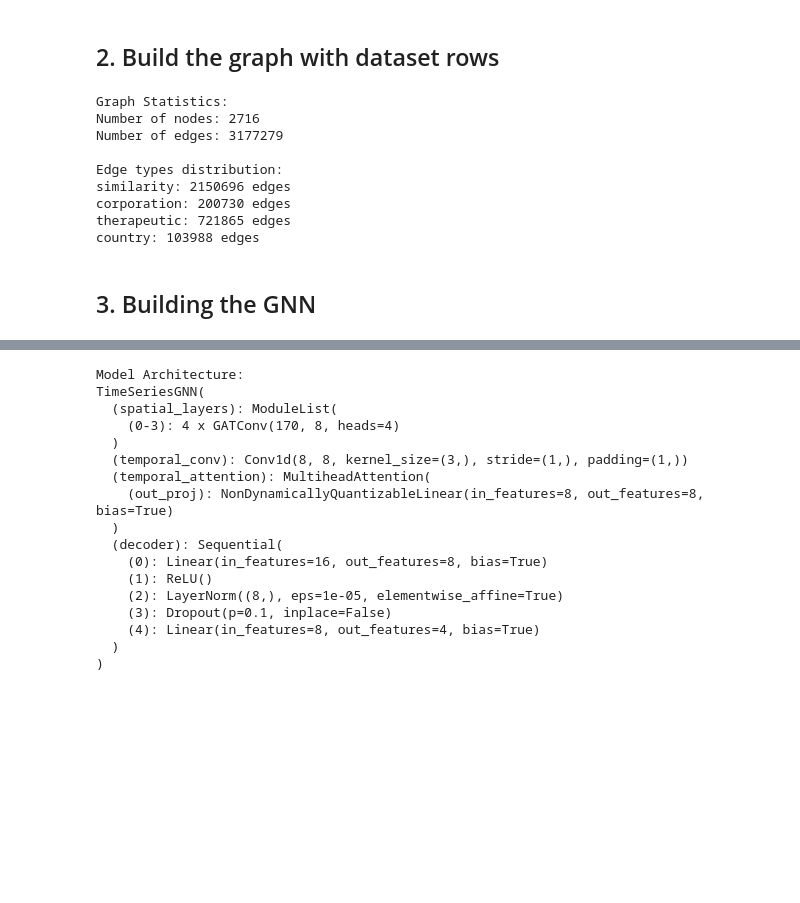
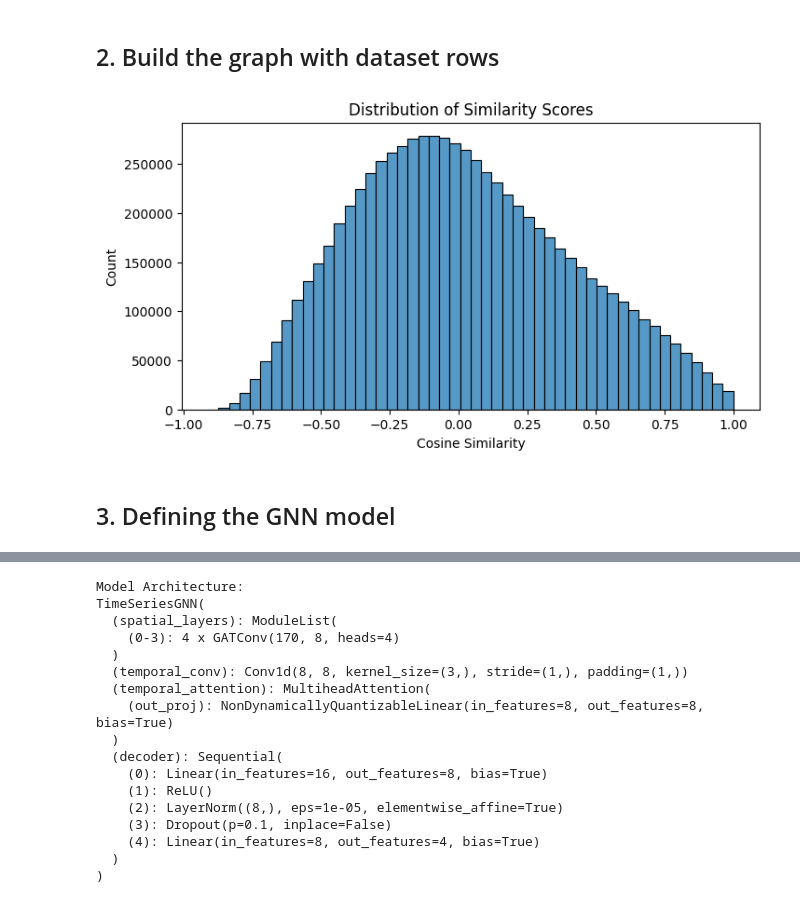
Before and after one commit to Bincowsky/Bonkis-Jake, a Jupyter notebook: notebooks/gnn.ipynb, the cells around one changed output, grey strips where cells are left out. Saved outputs shown, nothing was run; the diff lists cells and outputs as text; code cells hidden in the pictures; blank space fills up the shorter version.

```diff
--- a/notebooks/gnn.ipynb
+++ b/notebooks/gnn.ipynb
@@ -9,6 +9,22 @@ import matplotlib.pyplot as plt
 from sklearn.preprocessing import LabelEncoder
 from sklearn.preprocessing import MultiLabelBinarizer
 import ast
+import matplotlib.pyplot as plt
+import torch
+import numpy as np
+import networkx as nx
+from sklearn.preprocessing import StandardScaler
+from sklearn.metrics.pairwise import cosine_similarity
+from sklearn.preprocessing import StandardScaler
+import seaborn as sns
+import torch.nn as nn
+import torch.nn.functional as F
+from torch_geometric.nn import GATConv, global_mean_pool
+import torch
+from torch_geometric.data import Data
+from sklearn.preprocessing import StandardScaler
+
+FORECAST_STEPS = 23
 # %% [markdown]
 ## 1. Load and encode the data into numbers
 # %%
@@ -120,11 +137,27 @@ for cluster_nl, group in df.groupby('cluster_nl_encoded'):
+# %%
+# Get features for all clusters
+clusters = list(G.nodes())
+feature_matrix = np.vstack([cluster_features[c] for c in clusters])
+
+# Normalize features
+scaler = StandardScaler()
+feature_matrix_normalized = scaler.fit_transform(feature_matrix)
+
+# Compute cosine similarity
+similarity_matrix = cosine_similarity(feature_matrix_normalized)
+
+# Also show distribution of similarities
+plt.figure(figsize=(8, 4))
+sns.histplot(similarity_matrix.flatten(), bins=50)
+plt.title('Distribution of Similarity Scores')
+plt.xlabel('Cosine Similarity')
+plt.ylabel('Count')
+plt.show()
+# %% [output]
+[figure, added]
 # %%
-# Add edges between similar time series
-clusters = list(G.nodes())
-feature_matrix = np.vstack([cluster_features[c] for c in clusters])
-similarity_matrix = cosine_similarity(feature_matrix)
-similarity_matrix
-
-similarity_threshold=0.99
+# 3. Add 'similarity_matrix' edges to the graph if unrelated but very similar
+similarity_threshold = 0.9
 
 for i in range(len(clusters)):
     for j in range(i+1, len(clusters)):
@@ -161,16 +194,6 @@ edge_types = [d['edge_type'] for (u, v, d) in G.edges(data=True)]
 for edge_type in set(edge_types):
     count = edge_types.count(edge_type)
     print(f"{edge_type}: {count} edges")
-# %% [output]
-Graph Statistics:
-Number of nodes: 2716
-Number of edges: 3177279
-
-Edge types distribution:
-similarity: 2150696 edges
-corporation: 200730 edges
-therapeutic: 721865 edges
-country: 103988 edges
 # %% [markdown]
-## 3. Building the GNN
+## 3. Defining the GNN model
 # %%
```
Also changed, not shown: parts of 9 cells of this notebook.
